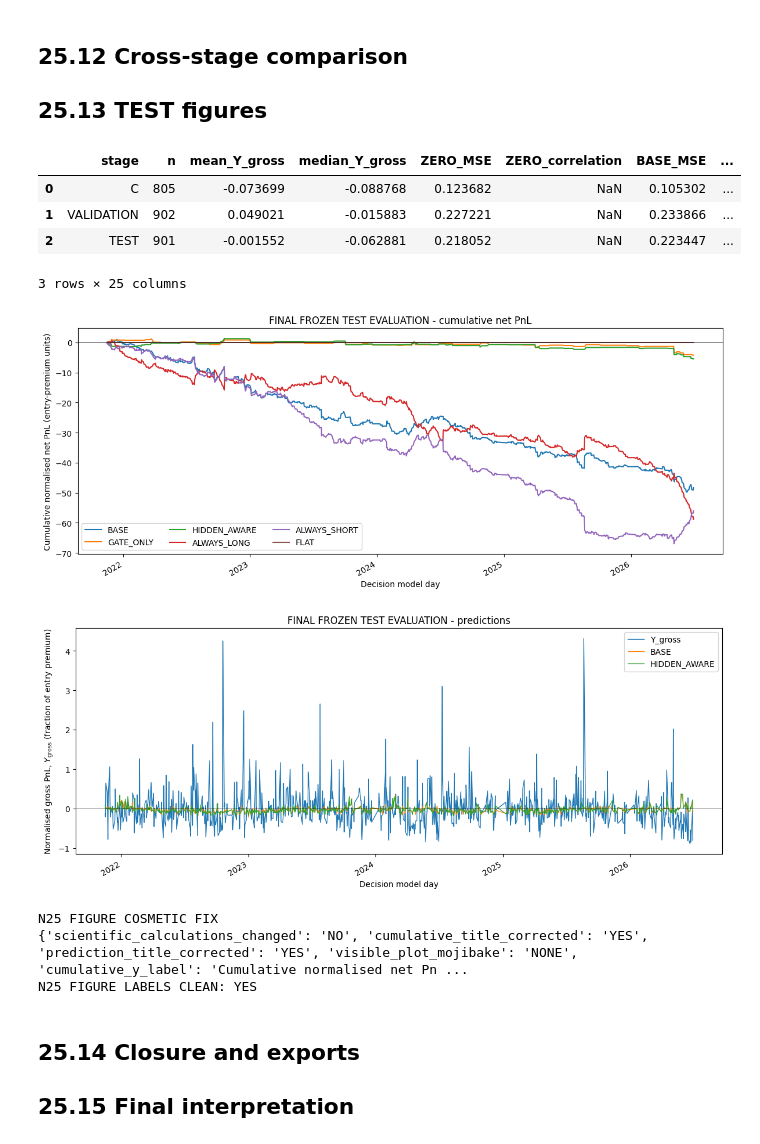
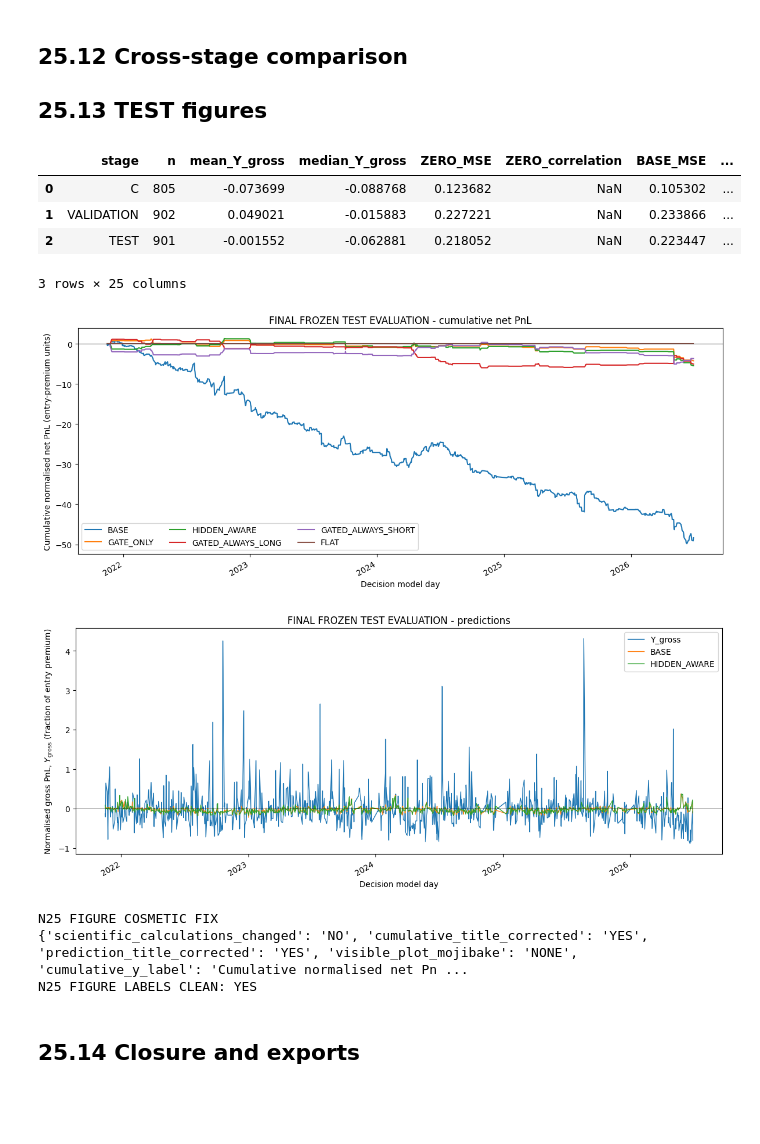
Before and after one commit to JivN24/HSBC-AN-RN, a Jupyter notebook: CODEWORK/Linus' Task Re-Do/25_application_final_test_evaluation.ipynb, the cells around one changed output. Cells and saved outputs as stored; diff of their text form; code cells hidden in the pictures; blank space fills up the shorter version.

Commit message:
Graph export

```diff
--- a/CODEWORK/Linus' Task Re-Do/25_application_final_test_evaluation.ipynb
+++ b/CODEWORK/Linus' Task Re-Do/25_application_final_test_evaluation.ipynb
@@ -262,7 +262,7 @@ for policy in ['BASE','GATE_ONLY','HIDDEN_AWARE']:
  for x in ['n_long','n_flat','n_short']: r[policy+'_'+x]=aa[x]
  r[policy+'_cumulative_net_pnl']=ee.cumulative_net_pnl; r[policy+'_J']=ee.J
 rows.append(r); cross_stage=pd.DataFrame(rows); display(cross_stage)
-plot_policies=['BASE','GATE_ONLY','HIDDEN_AWARE','ALWAYS_LONG','ALWAYS_SHORT','FLAT']
+plot_policies=['BASE','GATE_ONLY','HIDDEN_AWARE','GATED_ALWAYS_LONG','GATED_ALWAYS_SHORT','FLAT']
 cumulative_plot_before={name:np.cumsum(pnl(pol[name])).copy() for name in plot_policies}
 decision_days_before=evalp[KEY].to_numpy(copy=True)
 fig,ax=plt.subplots(figsize=(12,5))
@@ -273,39 +273,37 @@ ax.legend(ncol=3)
 ax.set_title('FINAL FROZEN TEST EVALUATION - cumulative net PnL')
 ax.set_xlabel('Decision model day')
 ax.set_ylabel('Cumulative normalised net PnL (entry-premium units)')
 fig.autofmt_xdate(); fig.tight_layout(); fig.savefig(FIGURES/'25_final_test_cumulative_net_pnl.png',dpi=150); plt.show()
 cumulative_plot_after={name:np.cumsum(pnl(pol[name])).copy() for name in plot_policies}
 cumulative_plot_arrays_unchanged=bool(np.array_equal(evalp[KEY].to_numpy(),decision_days_before) and all(np.array_equal(cumulative_plot_before[name],cumulative_plot_after[name]) for name in plot_policies))
 
 prediction_plot_before={'Y_gross':evalp.Y_gross.to_numpy(copy=True),'Yhat_BASE':evalp.Yhat_BASE.to_numpy(copy=True),'Yhat_HIDDEN_AWARE':evalp.Yhat_HIDDEN_AWARE.to_numpy(copy=True)}
 prediction_days_before=evalp[KEY].to_numpy(copy=True)
 fig,ax=plt.subplots(figsize=(12,5))
 ax.plot(evalp[KEY],prediction_plot_before['Y_gross'],label='Y_gross',lw=1)
 ax.plot(evalp[KEY],prediction_plot_before['Yhat_BASE'],label='BASE',lw=.9)
 ax.plot(evalp[KEY],prediction_plot_before['Yhat_HIDDEN_AWARE'],label='HIDDEN_AWARE',lw=.9)
 ax.axhline(0,color='black',lw=.7); ax.legend()
 ax.set_title('FINAL FROZEN TEST EVALUATION - predictions')
 ax.set_xlabel('Decision model day')
 ax.set_ylabel(r'Normalised gross PnL, $Y_{\mathrm{gross}}$ (fraction of entry premium)')
 fig.autofmt_xdate(); fig.tight_layout(); fig.savefig(FIGURES/'25_final_test_predictions.png',dpi=150); plt.show()
 prediction_plot_after={'Y_gross':evalp.Y_gross.to_numpy(copy=True),'Yhat_BASE':evalp.Yhat_BASE.to_numpy(copy=True),'Yhat_HIDDEN_AWARE':evalp.Yhat_HIDDEN_AWARE.to_numpy(copy=True)}
 prediction_plot_arrays_unchanged=bool(np.array_equal(evalp[KEY].to_numpy(),prediction_days_before) and all(np.array_equal(prediction_plot_before[name],prediction_plot_after[name]) for name in prediction_plot_before))
 assert cumulative_plot_arrays_unchanged and prediction_plot_arrays_unchanged
 print('N25 FIGURE COSMETIC FIX')
 print({'scientific_calculations_changed':'NO','cumulative_title_corrected':'YES','prediction_title_corrected':'YES','visible_plot_mojibake':'NONE','cumulative_y_label':'Cumulative normalised net PnL (entry-premium units)','prediction_y_label':'Normalised gross PnL, Y_gross (fraction of entry premium)','cumulative_x_label':'Decision model day','prediction_x_label':'Decision model day','cumulative_arrays_unchanged':'PASS','prediction_arrays_unchanged':'PASS','TEST_predictions_changed':'NO','TEST_actions_changed':'NO','TEST_PnLs_changed':'NO','statistics_changed':'NO','figures_refreshed':'YES','execution_errors':0})
 print('N25 FIGURE LABELS CLEAN: YES')
 # %% [output]
 |  | stage | n | mean_Y_gross | median_Y_gross | ZERO_MSE | ZERO_correlation | BASE_MSE | ... |
 | 0 | C | 805 | -0.073699 | -0.088768 | 0.123682 | NaN | 0.105302 | ... |
 | 1 | VALIDATION | 902 | 0.049021 | -0.015883 | 0.227221 | NaN | 0.233866 | ... |
 | 2 | TEST | 901 | -0.001552 | -0.062881 | 0.218052 | NaN | 0.223447 | ... |
 3 rows × 25 columns
-[figure, old version]
+[figure, new version]
 [figure]
 N25 FIGURE COSMETIC FIX
 {'scientific_calculations_changed': 'NO', 'cumulative_title_corrected': 'YES', 'prediction_title_corrected': 'YES', 'visible_plot_mojibake': 'NONE', 'cumulative_y_label': 'Cumulative normalised net Pn ...
 N25 FIGURE LABELS CLEAN: YES
 # %% [markdown]
 ## 25.14 Closure and exports
-
-## 25.15 Final interpretation
```
Also changed, not shown: parts of 3 cells of this notebook, 4 other files.
